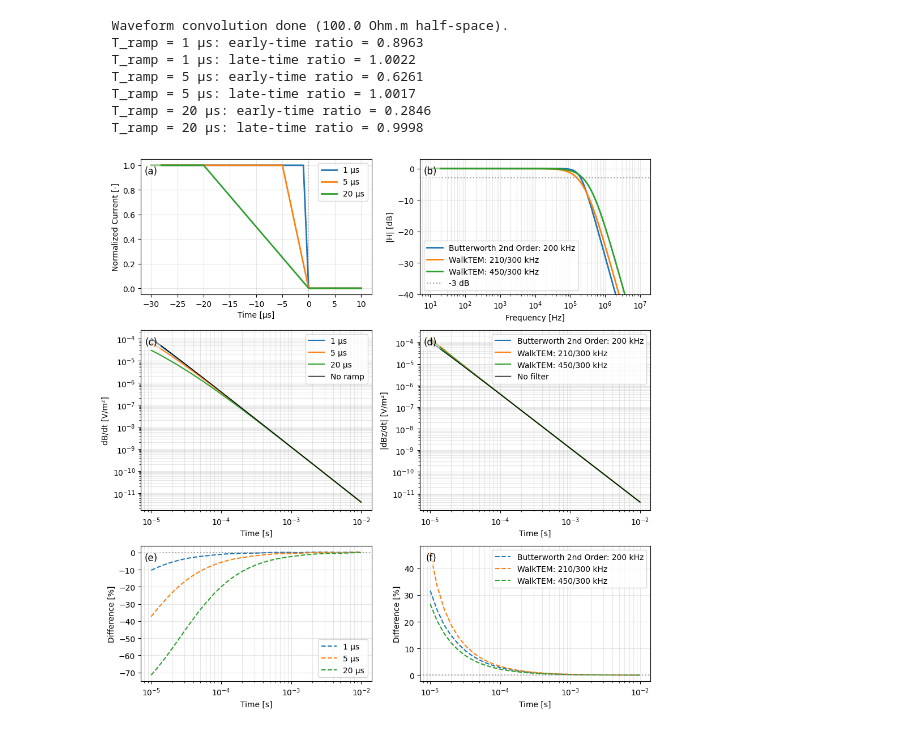
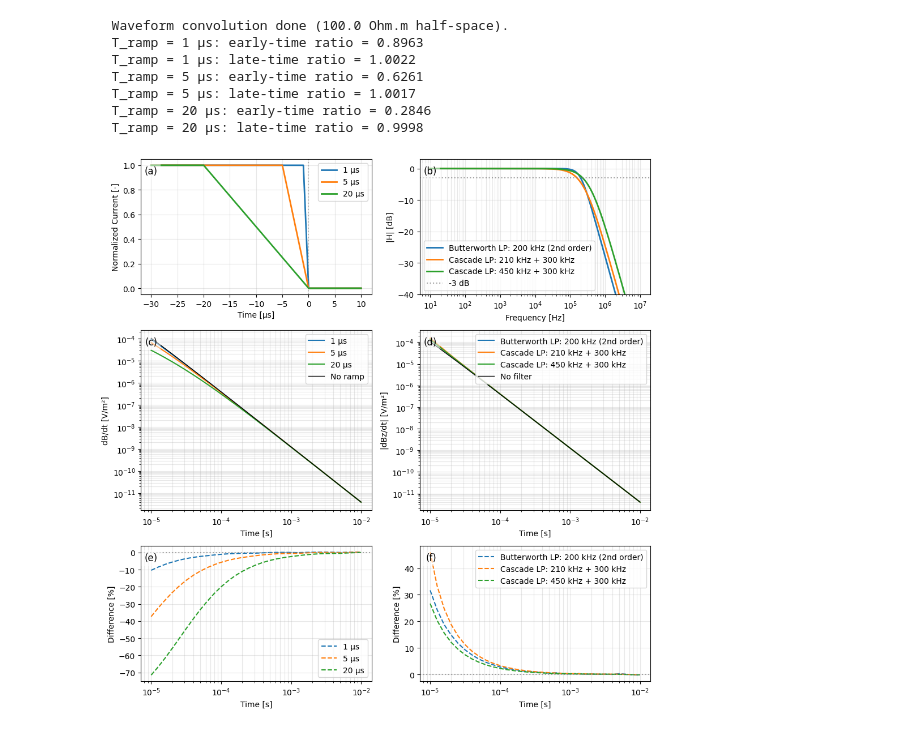
Before and after one commit to pmc93/pyTEM, a Jupyter notebook: notebooks/pytem_fwd.ipynb, the cells around one changed output. Saved outputs shown, nothing was run; the diff lists cells and outputs as text; code cells hidden in the pictures.

```diff
--- a/notebooks/pytem_fwd.ipynb
+++ b/notebooks/pytem_fwd.ipynb
@@ -574,9 +582,9 @@ def butterworth_filter(f_low=None, f_high=None, order=1):
         return result
     return H
 
-def cascade_filter(filtfreq):
-    """Two cascaded 1st-order Butterworth LP (WalkTEM convention)."""
+def cascade_filter(filtfreq, f_fixed=3e5):
+    """Two cascaded 1st-order Butterworth LP filters with cutoffs at filtfreq and f_fixed."""
     H1 = butterworth_filter(f_high=filtfreq, order=1)
-    H2 = butterworth_filter(f_high=3e5, order=1)
+    H2 = butterworth_filter(f_high=f_fixed, order=1)
     return lambda omega: H1(omega) * H2(omega)
 # %% [markdown]
@@ -707,25 +712,23 @@ Equivalent circular loop radius for 9 m² area: r = 1.69 m
 ### Test 1 — Central-loop half-space validation
 Compare `fwd_circle_central()` against the analytical solution for a 100 Ohm.m half-space.
 # %%
-# ============================================================================
-# Test 1: Central-loop half-space validation
-# ============================================================================
+# Central-loop validation for large Tx loop
 dbdt_ana_200 = halfspace_dbdt_analytic(rho_hs, a_200, times)
 dbdt_num_200 = fwd_circle_central([], [rho_hs], a_200, times)
 rel_err_200 = np.abs((dbdt_num_200 - dbdt_ana_200) / dbdt_ana_200) * 100
 
-# Central-loop, smaller loop
+# Central-loop validation for smaller Tx loop
 dbdt_ana_50 = halfspace_dbdt_analytic(rho_hs, a_50, times)
 dbdt_num_50 = fwd_circle_central([], [rho_hs], a_50, times)
 rel_err_50 = np.abs((dbdt_num_50 - dbdt_ana_50) / dbdt_ana_50) * 100
 
 # Offset validation — use small Tx loop so r/a >> 1 (VMD approx valid)
-r_ref = 10  # offset [m] → r/a = 50
-dbdt_offset_num = fwd_circle_offset([], [rho_hs], a_3, r_ref, times)
-dbdt_offset_ana = halfspace_dbdt_offset_analytic(rho_hs, a_3, r_ref, times)
+r = 10  # offset [m] → r/a = 50
+dbdt_offset_num = fwd_circle_offset([], [rho_hs], a_3, r, times)
+dbdt_offset_ana = halfspace_dbdt_offset_analytic(rho_hs, a_3, r, times)
 rel_err_offset = np.abs((dbdt_offset_num - dbdt_offset_ana) / dbdt_offset_ana) * 100
 
-print("=== Test 1: Central-loop half-space validation for large Tx loop ===")
+print("=== Test 1a: Central-loop half-space validation for large Tx loop ===")
 print(f"  rho = {rho_hs} Ohm.m, a = {a_200:.2f} m")
 print(f"  Max  relative error: {rel_err_200.max():.4f} %")
 print(f"  Mean relative error: {rel_err_200.mean():.4f} %")
@@ -734,10 +737,10 @@ print(f"  rho = {rho_hs} Ohm.m, a = {a_50:.2f} m")
 print(f"  Max  relative error: {rel_err_50.max():.4f} %")
 print(f"  Mean relative error: {rel_err_50.mean():.4f} %")
 print(f"\n=== Test 1c: Offset-loop half-space validation ===")
-print(f"  rho = {rho_hs} Ohm.m, a = {a_3:.2f} m, offset r = {r_ref} m")
+print(f"  rho = {rho_hs} Ohm.m, a = {a_3:.2f} m, offset r = {r} m")
 print(f"  Max  relative error: {rel_err_offset.max():.4f} %")
 print(f"  Mean relative error: {rel_err_offset.mean():.4f} %")
-print(f"  (VMD approx valid for r/a >> 1; r/a = {r_ref/a_3:.1f})")
+print(f"  (VMD approx valid for r/a >> 1; r/a = {r/a_3:.1f})")
 # %% [output]
 === Test 1: Central-loop half-space validation for large Tx loop ===
   rho = 100.0 Ohm.m, a = 112.84 m
@@ -762,7 +765,7 @@ fig, axs = plt.subplots(2, 3, figsize=(10, 5), sharex=True, sharey='row',
 cases = [
     (dbdt_num_200, dbdt_ana_200, 'r.', f'Central (Area={A_200:.0f} m²)'),
     (dbdt_num_50,  dbdt_ana_50,  'b.', f'Central (Area={A_50:.0f} m²)'),
-    (dbdt_offset_num, dbdt_offset_ana, 'g.', f'Offset (Area={A_3:.0f} m², r={r_ref} m)'),
+    (dbdt_offset_num, dbdt_offset_ana, 'g.', f'Offset (Area={A_3:.0f} m², r={r} m)'),
 ]
 errors = [rel_err_200, rel_err_50, rel_err_offset]
 colors = ['r', 'b', 'g']
@@ -853,7 +852,7 @@ fig, axs = plt.subplots(2, 3, figsize=(10, 5), sharex=True, sharey='row',
 cases = [
     (dbdt_sq_200, dbdt_ci_200, rel_200, 'b', f'Square {L_200:.0f}×{L_200:.0f} m', f'Circle r={a_200:.1f} m', f'Central ({L_200**2:.0f} m²)'),
     (dbdt_sq_50,  dbdt_ci_50,  rel_50,  'r', f'Square {L_50:.0f}×{L_50:.0f} m', f'Circle r={a_50:.1f} m',  f'Central ({L_50**2:.0f} m²)'),
-    (dbdt_sq_3_off, dbdt_ci_3_off, rel_3_off, 'g', f'Square {L_3:.0f}×{L_3:.0f} m', f'Circle r={a_3:.1f} m', f'Offset ({L_3**2:.0f} m², r={rx_offset} m)'),
+    (dbdt_sq_3_off, dbdt_ci_3_off, rel_3_off, 'g', f'Square {L_3:.0f}×{L_3:.0f} m', f'Circle r={a_3:.1f} m', f'Offset ({L_3**2:.0f} m², offset={rx_offset} m)'),
 ]
 
 for j, (sq, ref, rel, c, sq_lbl, ref_lbl, title) in enumerate(cases):
@@ -864,7 +863,7 @@ for j, (sq, ref, rel, c, sq_lbl, ref_lbl, title) in enumerate(cases):
     axs[0, j].grid(True, which='both', alpha=0.5)
 
     axs[1, j].loglog(times, rel, f'{c}-')
-    axs[1, j].axhline(1, color='k', ls='-', label='1%')
+    axs[1, j].axhline(1, color='k', ls='--', label='1%')
     axs[1, j].set_xlabel('Time [s]')
     axs[1, j].legend(loc='lower right')
     axs[1, j].grid(True, which='both', alpha=0.5)
@@ -1064,9 +1082,9 @@ axs[2, 0].set(xlabel='Time [s]', ylabel='Difference [%]')
 axs[2, 0].legend(); axs[2, 0].grid(True, which='both', alpha=0.3)
 
 filt_configs = [
-    ('Butterworth 2nd Order: 200 kHz',   butterworth_filter(f_high=200e3, order=2)),
-    ('WalkTEM: 210/300 kHz',  cascade_filter(210e3)),
-    ('WalkTEM: 450/300 kHz',  cascade_filter(450e3)),
+    ('Butterworth LP: 200 kHz (2nd order)',   butterworth_filter(f_high=200e3, order=2)),
+    ('Cascade LP: 210 kHz + 300 kHz',  cascade_filter(210e3)),
+    ('Cascade LP: 450 kHz + 300 kHz',  cascade_filter(450e3)),
 ]
 filt_colors = ['C0', 'C1', 'C2']
 
@@ -1079,31 +1097,31 @@ for label, filt in filt_configs:
 freqs = np.logspace(1, 7, 500)
 omega_arr = 2 * np.pi * freqs
 for (label, filt), c in zip(filt_configs, filt_colors):
     axs[0, 1].semilogx(freqs, 20*np.log10(np.abs(filt(omega_arr))),
                         c=c, lw=2, label=label)
 axs[0, 1].axhline(-3, color='gray', ls=':', alpha=0.7, label='-3 dB')
 axs[0, 1].set(xlabel='Frequency [Hz]', ylabel='|H| [dB]',
                ylim=(-40, 3))
 axs[0, 1].legend(); axs[0, 1].grid(True, which='both', alpha=0.3)
 
 # (e) Filtered response
 for (label, _), c in zip(filt_configs, filt_colors):
     axs[1, 1].loglog(times, np.abs(dbdt_filtered[label]), c=c, lw=1.5, label=label)
 axs[1, 1].loglog(times, np.abs(dbdt_num_50), 'k-', lw=1, label='No filter')
 axs[1, 1].set(xlabel='Time [s]', ylabel=r'|dBz/dt| [V/m²]')
 axs[1, 1].legend(); axs[1, 1].grid(True, which='both', alpha=0.3)
 
 # (f) Filter % change
 for (label, _), c in zip(filt_configs, filt_colors):
     pct = 100 * (np.abs(dbdt_filtered[label]) - np.abs(dbdt_num_50)) / np.abs(dbdt_num_50)
     axs[2, 1].semilogx(times, pct, c=c, ls='--', label=label)
 axs[2, 1].axhline(0, color='gray', ls=':', alpha=0.7)
 axs[2, 1].set(xlabel='Time [s]', ylabel='Difference [%]')
 axs[2, 1].legend(); axs[2, 1].grid(True, which='both', alpha=0.3)
 
 fig.tight_layout()
 
 add_panel_labels(axs, n_cols=2, y_shift=[0.03, 0.03, 0.03],
                  x_shift=[0.03, 0.03, 0.03])
 # %% [output]
-[figure, old version]
+[figure, new version]
```
Also changed, not shown: parts of 32 cells of this notebook.
